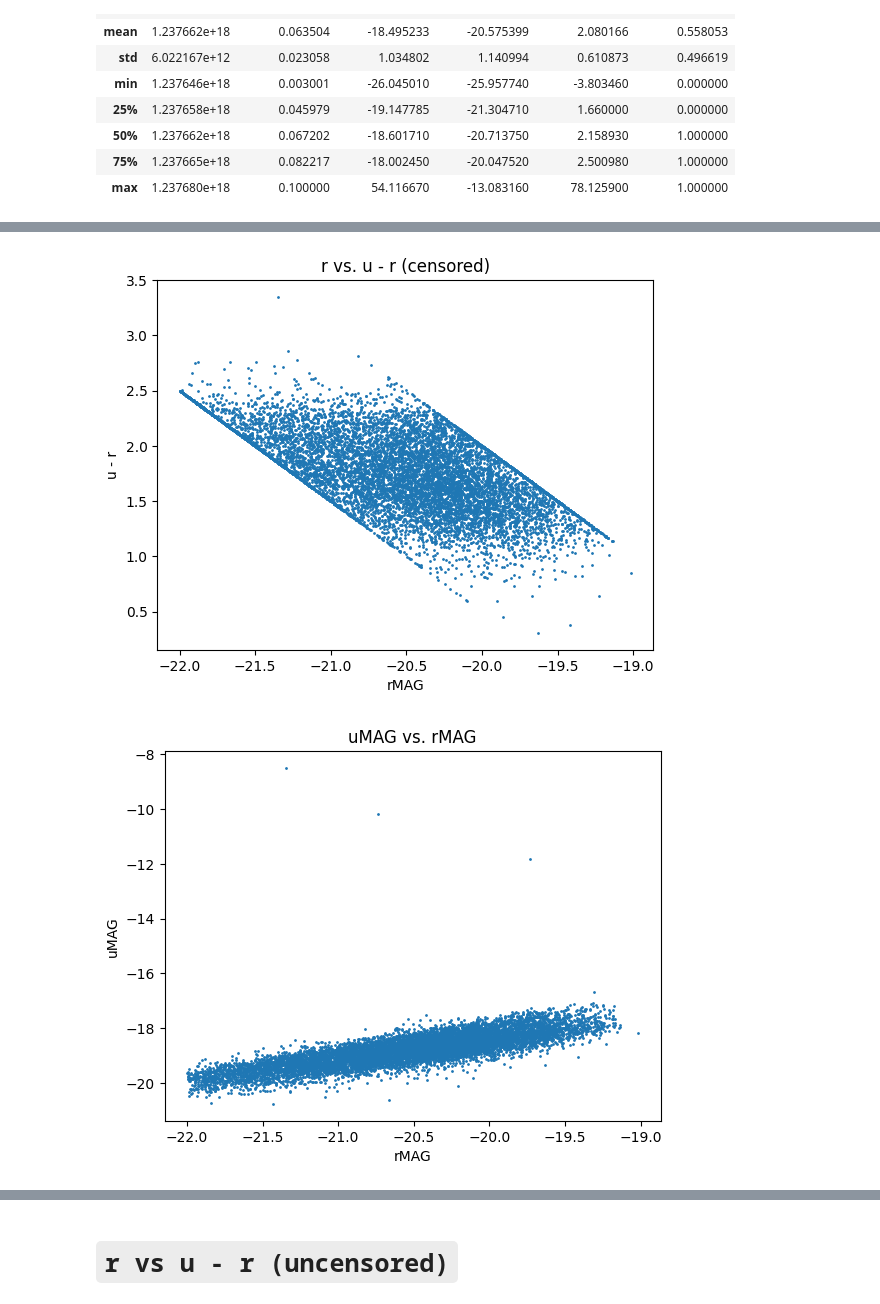
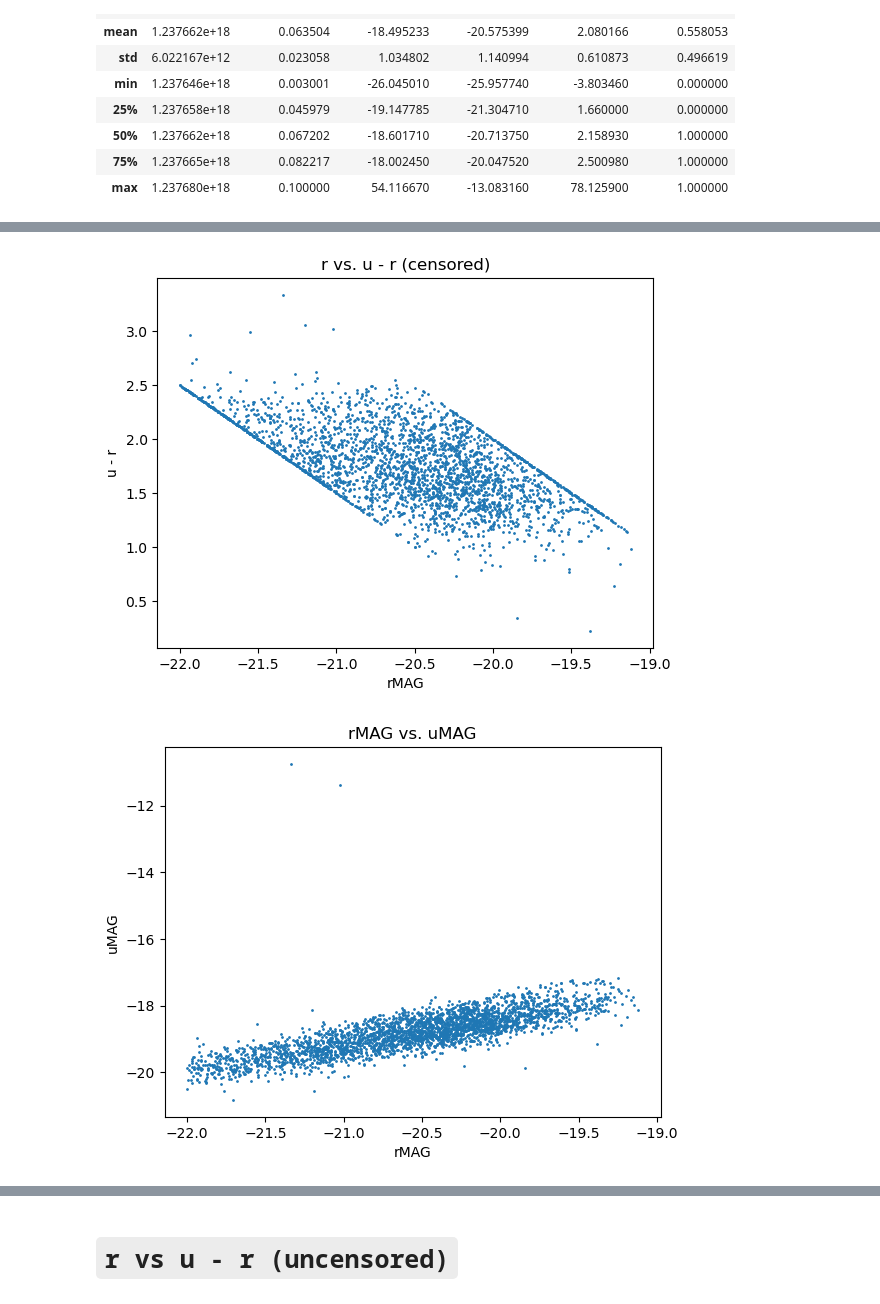
Before and after one commit to erobbtan/AST5731_PROJ3, a Jupyter notebook: PROJ3.ipynb, the cells around one changed output, grey strips where cells are left out. Saved outputs shown, nothing was run; the diff lists cells and outputs as text; code cells hidden in the pictures.

```diff
--- a/PROJ3.ipynb
+++ b/PROJ3.ipynb
@@ -24,5 +26,5 @@ df.describe()
 # Selecting only 0.05 < z < 0.08 and spiral (late-type!) (SVMPython = 1), randomly sample 10,000 galaxies
 df = df[(df['z']<0.08) & (df['z']>0.05) & (df['SVMPython']==1) & (df['uMAG']<50) & (df['rMAG']>-22)]
 print("Dataframe size post-cut:",df.size)
-df = df.sample(n=10000)
+df = df.sample(n=3000)
 # %% [output]
@@ -86,15 +88,15 @@ plt.ylabel('u - r')
 plt.title("r vs. u - r (censored)")
 plt.show()
 # %% [output]
-[figure, old version]
+[figure, new version]
 # %%
 plt.scatter(df['rMAG'], df['uMAG'], s=1)
 plt.xlabel('rMAG')
 plt.ylabel('uMAG')
-plt.title('uMAG vs. rMAG')
+plt.title('rMAG vs. uMAG')
 plt.show()
 # %% [output]
-[figure, old version]
+[figure, new version]
 # %%
 plt.scatter(df['rMAG'], df['censored_uMAG'], s=1)
 plt.xlabel('rMAG')
```
Also changed, not shown: parts of 20 cells of this notebook.
